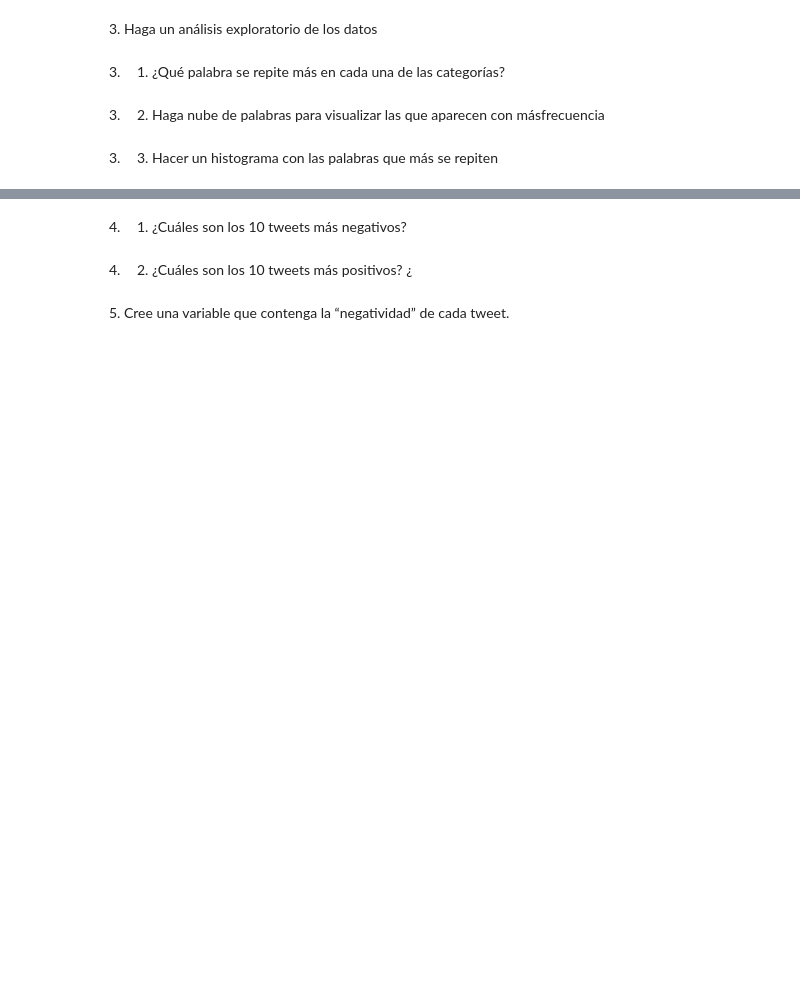
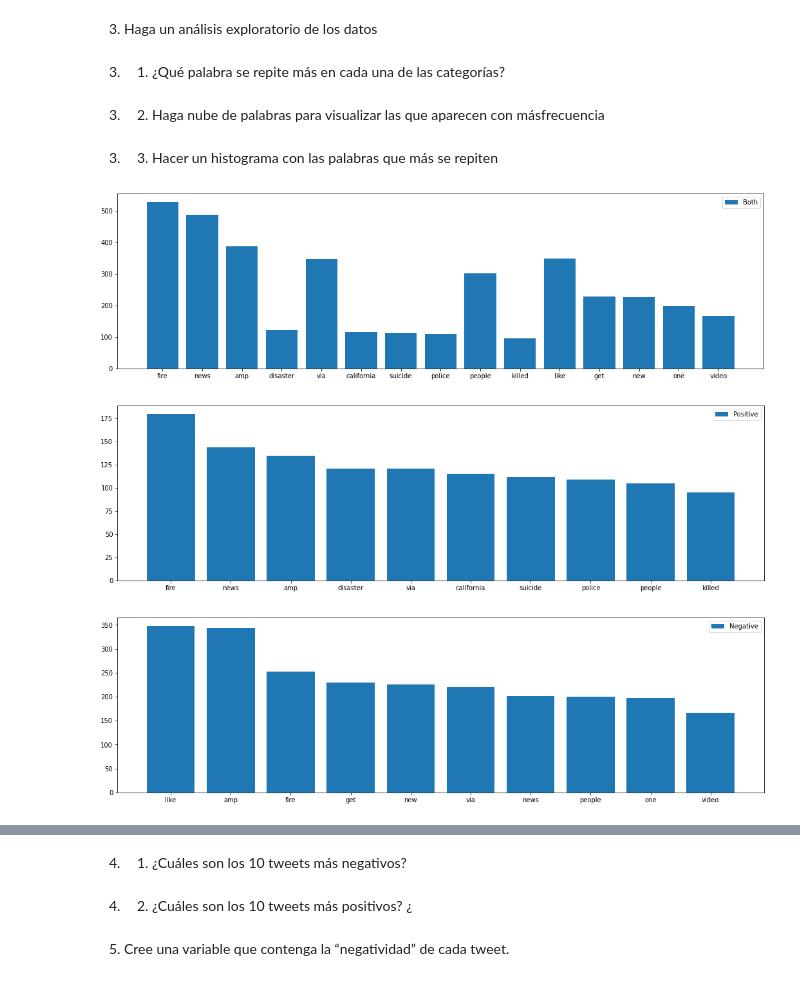
Before and after one commit to lauratamath/HDT5_Data, a Jupyter notebook: HDT5.ipynb, the cells around one changed output, grey strips where cells are left out. Drawn from its saved outputs; the diff is of its cells as text; code cells hidden in the pictures; blank space fills up the shorter version.

```diff
--- a/HDT5.ipynb
+++ b/HDT5.ipynb
@@ -446,3 +469,53 @@
 3. 2. Haga nube de palabras para visualizar las que aparecen con másfrecuencia
 # %% [markdown]
 3. 3. Hacer un histograma con las palabras que más se repiten
+# %%
+tenPosWords = list(positiveSorted.keys())[0:10]
+tenPosFreq = list(positiveSorted.values())[0:10]
+
+tenNegWords = list(negativeSorted.keys())[0:10]
+tenNegFreq = list(negativeSorted.values())[0:10]
+
+totPosNegWords = []
+totPosNegFreq = []
+
+# Mesh both arrays and sum their frequencies
+for posi in tenPosWords:
+  if tenNegWords.count(posi) > 0:
+    totPosNegWords.append(posi)
+    posInd = tenPosWords.index(posi)
+    negInd = tenPosWords.index(posi)
+    totalFreq = tenPosFreq[posInd] + tenNegFreq[negInd]
+    totPosNegFreq.append(totalFreq)
+  else:
+    posInd = tenPosWords.index(posi)
+    totPosNegWords.append(posi)
+    totPosNegFreq.append(tenPosFreq[posInd])
+
+for nega in tenNegWords:
+  if tenPosWords.count(nega) == 0:
+    negInd = tenNegWords.index(nega)
+    totPosNegWords.append(nega)
+    totPosNegFreq.append(tenNegFreq[negInd])
+
+# Positivas y negativas
+f, ax = plt.subplots(figsize=(18, 5))
+plt.bar(totPosNegWords, totPosNegFreq, label="Both")
+ax.legend()
+plt.show()
+
+# Positivas
+f, ax = plt.subplots(figsize=(18, 5))
+plt.bar(tenPosWords, tenPosFreq, label="Positive")
+ax.legend()
+plt.show()
+
+# Negativas
+f, ax = plt.subplots(figsize=(18, 5))
+plt.bar(tenNegWords, tenNegFreq, label="Negative")
+ax.legend()
+plt.show()
+# %% [output]
+[figure, added]
+[figure, added]
+[figure, added]
```
Also changed, not shown: parts of 5 cells of this notebook.
